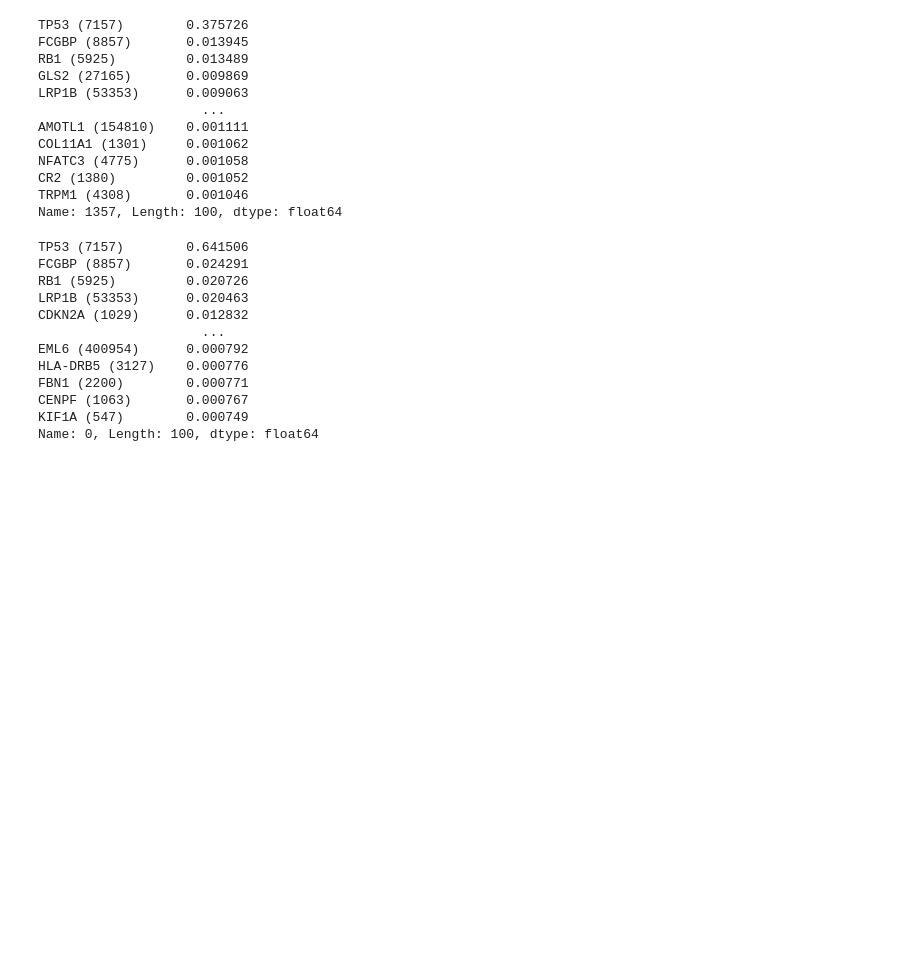
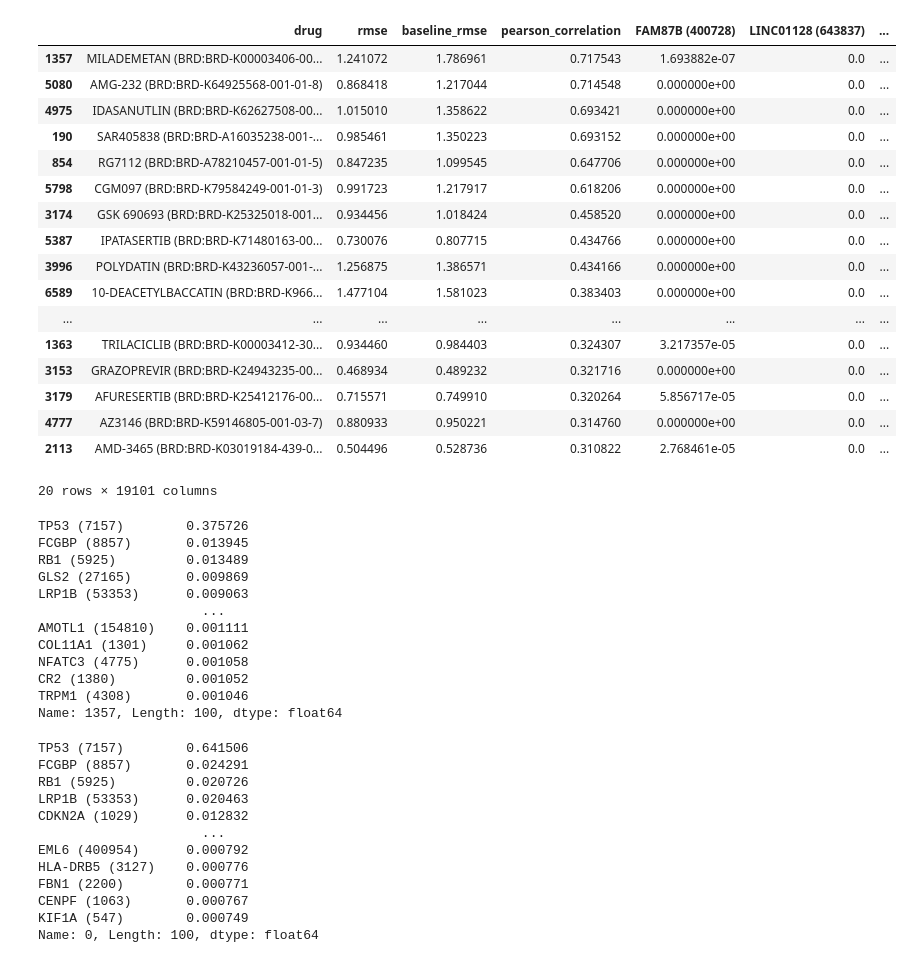
Before and after one commit to sarameirab/bioinformatics_analysis, a Jupyter notebook: project_code/python_scripts/random_forest_results_exploration.ipynb, the cells around one changed output. Cells and saved outputs as stored; diff of their text form; code cells hidden in the pictures; blank space fills up the shorter version.

```diff
--- a/project_code/python_scripts/random_forest_results_exploration.ipynb
+++ b/project_code/python_scripts/random_forest_results_exploration.ipynb
@@ -39,3 +91,24 @@ random_forest_scaled_optimized_top_20_results
+# %%
+random_forest_inital_results_sorted_top_20
+# %% [output]
+|  | drug | rmse | baseline_rmse | pearson_correlation | FAM87B (400728) | LINC01128 (643837) | ... |
+| 1357 | MILADEMETAN (BRD:BRD-K00003406-00... | 1.241072 | 1.786961 | 0.717543 | 1.693882e-07 | 0.0 | ... |
+| 5080 | AMG-232 (BRD:BRD-K64925568-001-01-8) | 0.868418 | 1.217044 | 0.714548 | 0.000000e+00 | 0.0 | ... |
+| 4975 | IDASANUTLIN (BRD:BRD-K62627508-00... | 1.015010 | 1.358622 | 0.693421 | 0.000000e+00 | 0.0 | ... |
+| 190 | SAR405838 (BRD:BRD-A16035238-001-... | 0.985461 | 1.350223 | 0.693152 | 0.000000e+00 | 0.0 | ... |
+| 854 | RG7112 (BRD:BRD-A78210457-001-01-5) | 0.847235 | 1.099545 | 0.647706 | 0.000000e+00 | 0.0 | ... |
+| 5798 | CGM097 (BRD:BRD-K79584249-001-01-3) | 0.991723 | 1.217917 | 0.618206 | 0.000000e+00 | 0.0 | ... |
+| 3174 | GSK 690693 (BRD:BRD-K25325018-001... | 0.934456 | 1.018424 | 0.458520 | 0.000000e+00 | 0.0 | ... |
+| 5387 | IPATASERTIB (BRD:BRD-K71480163-00... | 0.730076 | 0.807715 | 0.434766 | 0.000000e+00 | 0.0 | ... |
+| 3996 | POLYDATIN (BRD:BRD-K43236057-001-... | 1.256875 | 1.386571 | 0.434166 | 0.000000e+00 | 0.0 | ... |
+| 6589 | 10-DEACETYLBACCATIN (BRD:BRD-K966... | 1.477104 | 1.581023 | 0.383403 | 0.000000e+00 | 0.0 | ... |
+| ... | ... | ... | ... | ... | ... | ... | ... |
+| 1363 | TRILACICLIB (BRD:BRD-K00003412-30... | 0.934460 | 0.984403 | 0.324307 | 3.217357e-05 | 0.0 | ... |
+| 3153 | GRAZOPREVIR (BRD:BRD-K24943235-00... | 0.468934 | 0.489232 | 0.321716 | 0.000000e+00 | 0.0 | ... |
+| 3179 | AFURESERTIB (BRD:BRD-K25412176-00... | 0.715571 | 0.749910 | 0.320264 | 5.856717e-05 | 0.0 | ... |
+| 4777 | AZ3146 (BRD:BRD-K59146805-001-03-7) | 0.880933 | 0.950221 | 0.314760 | 0.000000e+00 | 0.0 | ... |
+| 2113 | AMD-3465 (BRD:BRD-K03019184-439-0... | 0.504496 | 0.528736 | 0.310822 | 2.768461e-05 | 0.0 | ... |
+20 rows × 19101 columns
 # %%
 # Get the row for POLYDATIN
 drug_name = "MILADEMETAN (BRD:BRD-K00003406-001-01-9)"
```
Also changed, not shown: parts of 7 cells of this notebook, 10 other files.
